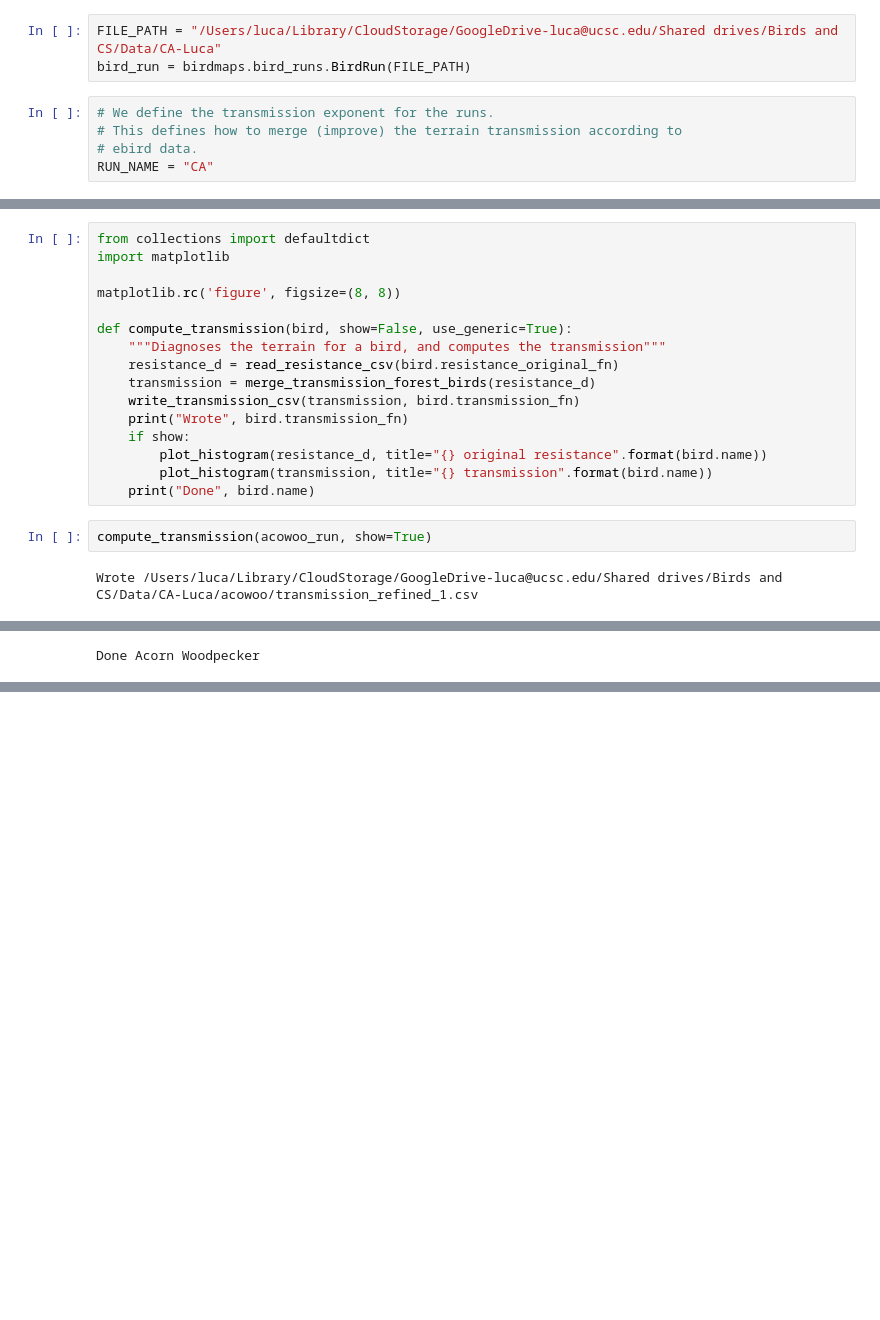
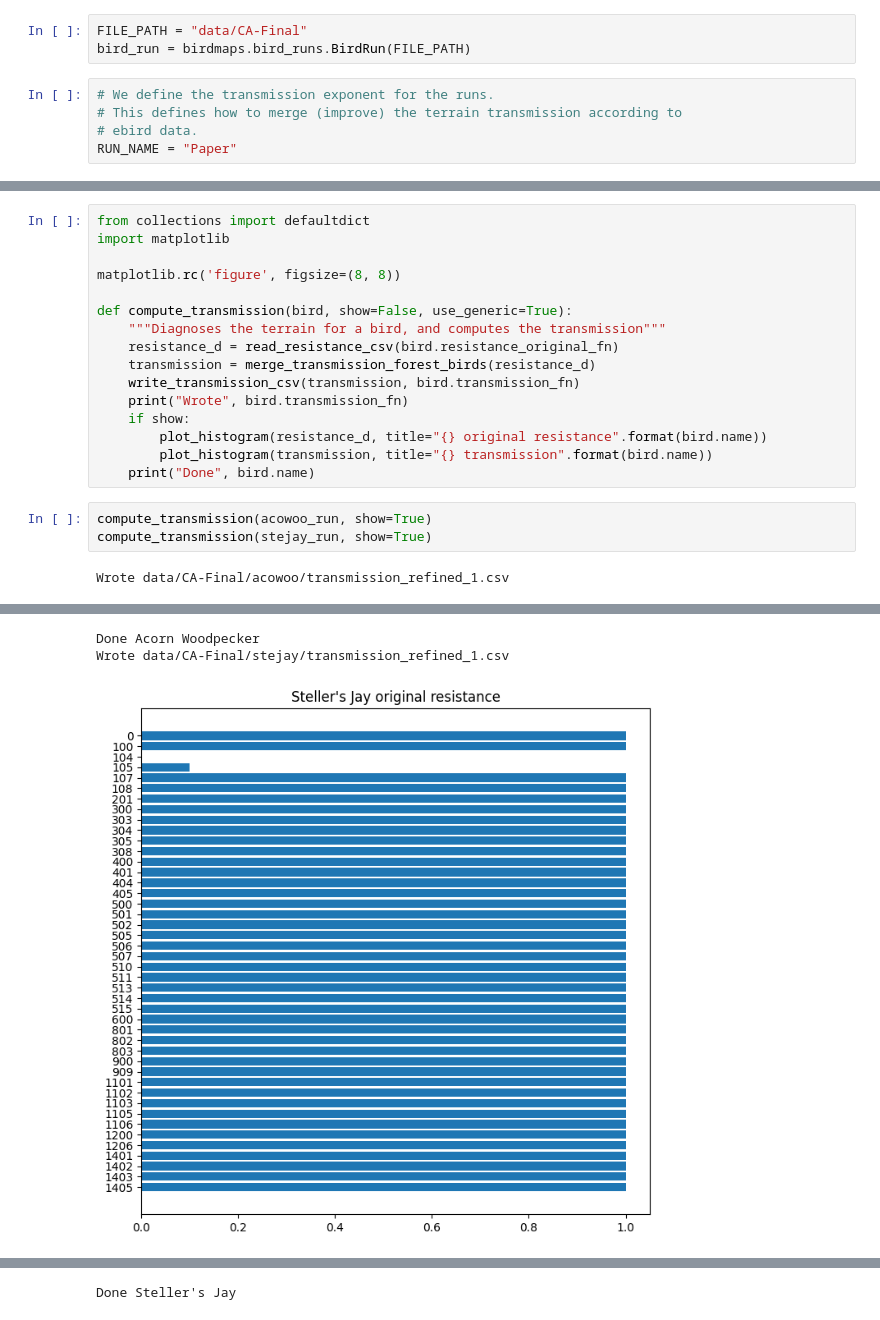
Before and after one commit to ecoscape-earth/ecoscape-connectivity-paper-reproduction, a Jupyter notebook: RefineResistanceWithForestTerrain.ipynb, the cells around one changed output, grey strips where cells are left out. Drawn from its saved outputs; the diff is of its cells as text; blank space fills up the shorter version.

```diff
--- a/RefineResistanceWithForestTerrain.ipynb
+++ b/RefineResistanceWithForestTerrain.ipynb
@@ -7,13 +7,13 @@ import numpy as np
 import birdmaps.bird_runs
 import scgt
 # %%
-FILE_PATH = "/Users/luca/Library/CloudStorage/GoogleDrive-luca@ucsc.edu/Shared drives/Birds and CS/Data/CA-Luca"
+FILE_PATH = "data/CA-Final"
 bird_run = birdmaps.bird_runs.BirdRun(FILE_PATH)
 # %%
 # We define the transmission exponent for the runs.
 # This defines how to merge (improve) the terrain transmission according to
 # ebird data.
-RUN_NAME = "CA"
+RUN_NAME = "Paper"
 # %%
 acowoo_run = bird_run.get_bird_run("acowoo", "Acorn Woodpecker", run_name=RUN_NAME)
 stejay_run = bird_run.get_bird_run("stejay", "Steller's Jay", run_name=RUN_NAME)
@@ -116,8 +116,11 @@ def compute_transmission(bird, show=False, use_generic=True):
     print("Done", bird.name)
 # %%
 compute_transmission(acowoo_run, show=True)
+compute_transmission(stejay_run, show=True)
 # %% [output]
-Wrote /Users/luca/Library/CloudStorage/GoogleDrive-luca@ucsc.edu/Shared drives/Birds and CS/Data/CA-Luca/acowoo/transmission_refined_1.csv
+Wrote data/CA-Final/acowoo/transmission_refined_1.csv
 [figure]
 [figure]
 Done Acorn Woodpecker
+Wrote data/CA-Final/stejay/transmission_refined_1.csv
+[figure, added]
@@ -123,0 +128 @@ Done Acorn Woodpecker
+Done Steller's Jay
```
Also changed, not shown: parts of 2 cells of this notebook, 2 other files.
